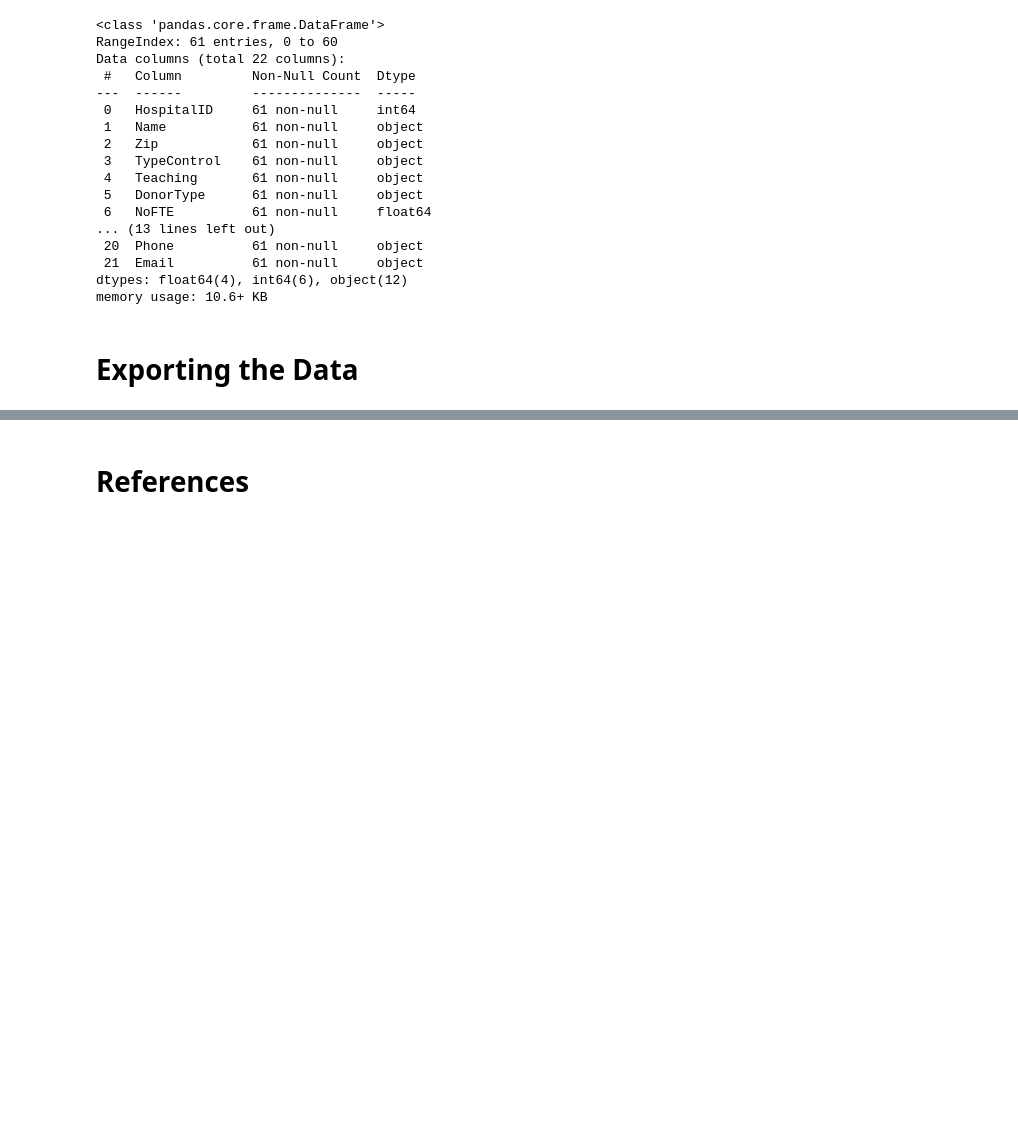
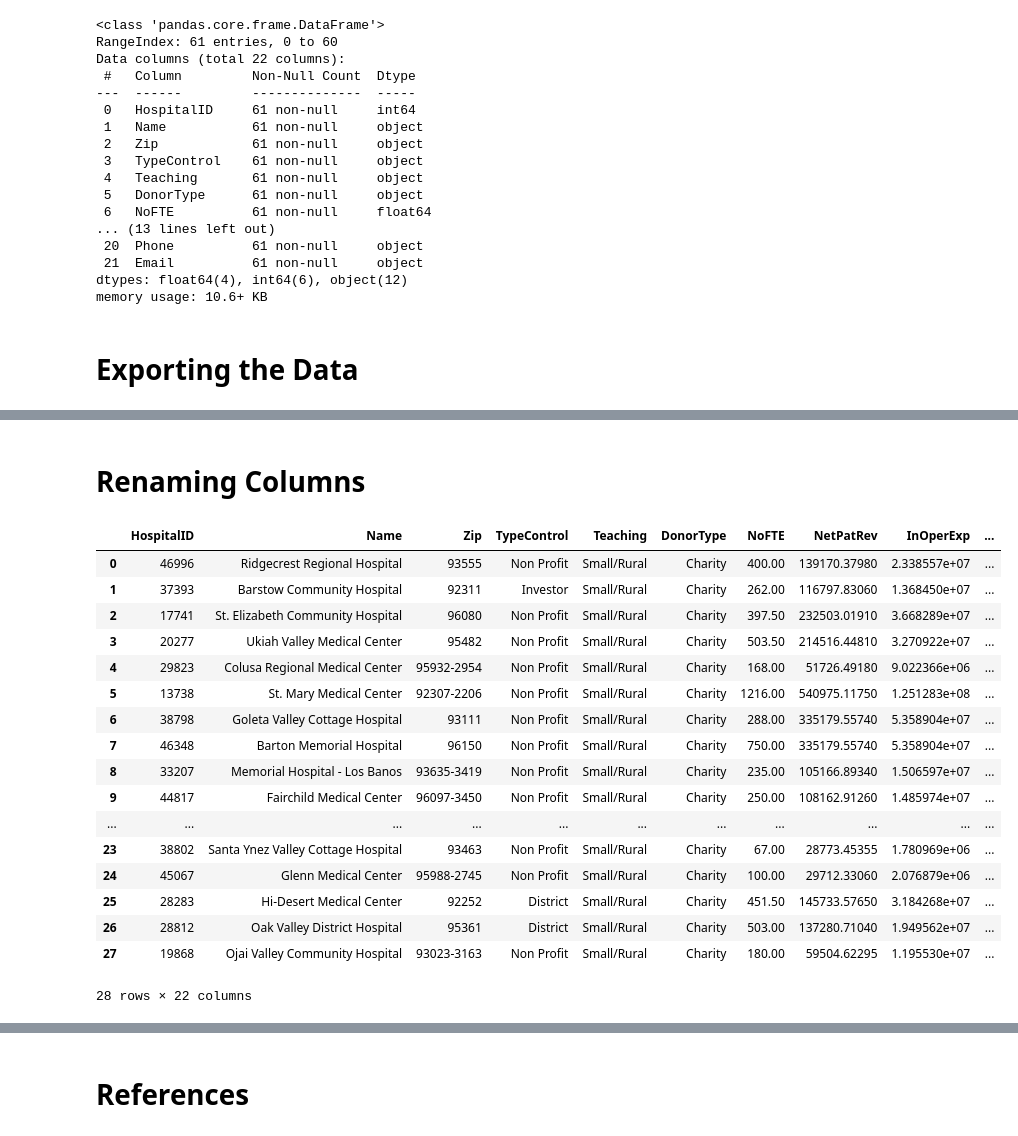
Before and after one commit to TheUltimateFishstick/week7labs, a Jupyter notebook: 07_Independent_Lab_Morgan.ipynb, the cells around one changed output, grey strips where cells are left out. Drawn from its saved outputs; the diff is of its cells as text; code cells hidden in the pictures; blank space fills up the shorter version.

```diff
--- a/07_Independent_Lab_Morgan.ipynb
+++ b/07_Independent_Lab_Morgan.ipynb
@@ -141,0 +171,27 @@ memory usage: 10.6+ KB
+# %% [markdown]
+# Renaming Columns
+# %%
+# Open the newly created file in Python as a new DataFrame.
+hospital_data_new = pd.read_csv("hospital_data_new.txt", delimiter='\t')
+
+# Quick inspection of the new file.
+hospital_data_new
+# %% [output]
+|  | HospitalID | Name | Zip | TypeControl | Teaching | DonorType | NoFTE | NetPatRev | InOperExp | ... |
+| 0 | 46996 | Ridgecrest Regional Hospital | 93555 | Non Profit | Small/Rural | Charity | 400.00 | 139170.37980 | 2.338557e+07 | ... |
+| 1 | 37393 | Barstow Community Hospital | 92311 | Investor | Small/Rural | Charity | 262.00 | 116797.83060 | 1.368450e+07 | ... |
+| 2 | 17741 | St. Elizabeth Community Hospital | 96080 | Non Profit | Small/Rural | Charity | 397.50 | 232503.01910 | 3.668289e+07 | ... |
+| 3 | 20277 | Ukiah Valley Medical Center | 95482 | Non Profit | Small/Rural | Charity | 503.50 | 214516.44810 | 3.270922e+07 | ... |
+| 4 | 29823 | Colusa Regional Medical Center | 95932-2954 | Non Profit | Small/Rural | Charity | 168.00 | 51726.49180 | 9.022366e+06 | ... |
+| 5 | 13738 | St. Mary Medical Center | 92307-2206 | Non Profit | Small/Rural | Charity | 1216.00 | 540975.11750 | 1.251283e+08 | ... |
+| 6 | 38798 | Goleta Valley Cottage Hospital | 93111 | Non Profit | Small/Rural | Charity | 288.00 | 335179.55740 | 5.358904e+07 | ... |
+| 7 | 46348 | Barton Memorial Hospital | 96150 | Non Profit | Small/Rural | Charity | 750.00 | 335179.55740 | 5.358904e+07 | ... |
+| 8 | 33207 | Memorial Hospital - Los Banos | 93635-3419 | Non Profit | Small/Rural | Charity | 235.00 | 105166.89340 | 1.506597e+07 | ... |
+| 9 | 44817 | Fairchild Medical Center | 96097-3450 | Non Profit | Small/Rural | Charity | 250.00 | 108162.91260 | 1.485974e+07 | ... |
+| ... | ... | ... | ... | ... | ... | ... | ... | ... | ... | ... |
+| 23 | 38802 | Santa Ynez Valley Cottage Hospital | 93463 | Non Profit | Small/Rural | Charity | 67.00 | 28773.45355 | 1.780969e+06 | ... |
+| 24 | 45067 | Glenn Medical Center | 95988-2745 | Non Profit | Small/Rural | Charity | 100.00 | 29712.33060 | 2.076879e+06 | ... |
+| 25 | 28283 | Hi-Desert Medical Center | 92252 | District | Small/Rural | Charity | 451.50 | 145733.57650 | 3.184268e+07 | ... |
+| 26 | 28812 | Oak Valley District Hospital | 95361 | District | Small/Rural | Charity | 503.00 | 137280.71040 | 1.949562e+07 | ... |
+| 27 | 19868 | Ojai Valley Community Hospital | 93023-3163 | Non Profit | Small/Rural | Charity | 180.00 | 59504.62295 | 1.195530e+07 | ... |
+28 rows × 22 columns
```
Also changed, not shown: parts of 11 cells of this notebook, 2 other files.
